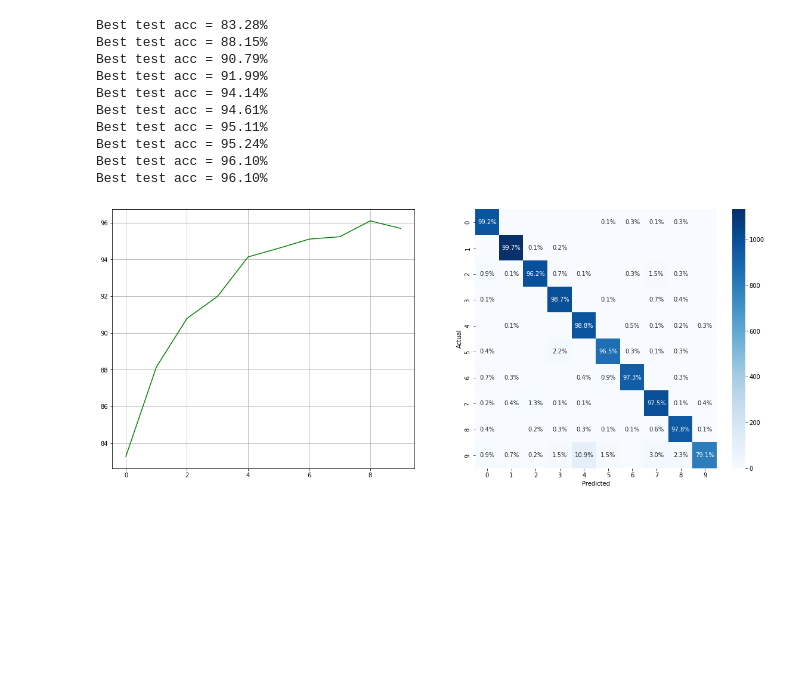
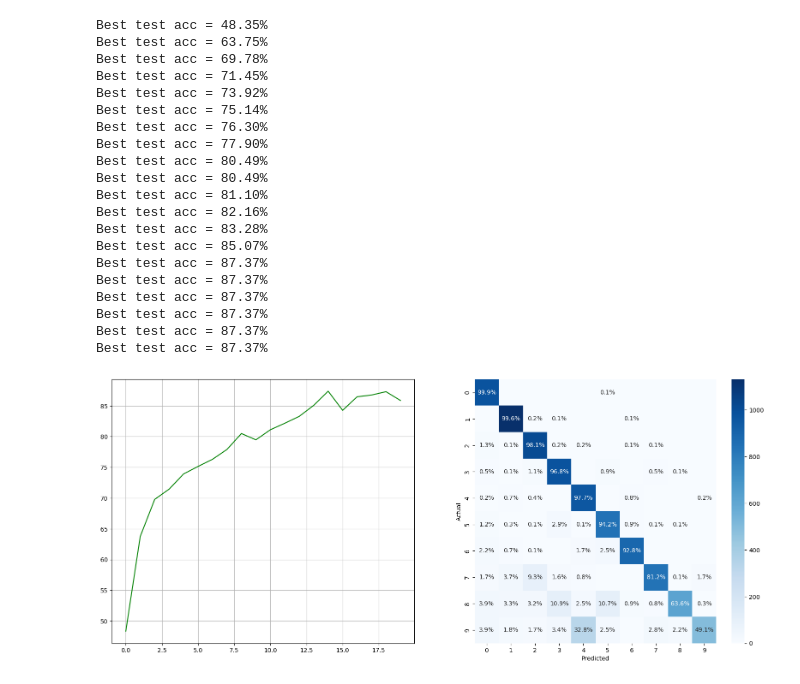
Before and after one commit to PacktPublishing/Machine-Learning-for-Imbalanced-Data, a Jupyter notebook: chapter09/Online_hard_example_mining-OHEM.ipynb, the cells around one changed output. Drawn from its saved outputs; the diff is of its cells as text; code cells hidden in the pictures; blank space fills up the shorter version.

```diff
--- a/chapter09/Online_hard_example_mining-OHEM.ipynb
+++ b/chapter09/Online_hard_example_mining-OHEM.ipynb
@@ -184,5 +250,6 @@ class ClassBalancedFocalLoss(torch.nn.Module):
 # %%
 from collections import Counter
+
 
 class Net(torch.nn.Module):
     def __init__(self):
@@ -203,7 +270,7 @@ class Net(torch.nn.Module):
         return F.log_softmax(x, dim=1)
 
 
-def process(train_loader, test_loader, lossCriterion, weight=None):
+def process(train_loader, test_loader, lossCriterion, epochs=20, weight=None):
     model = Net().to(device)
     optimizer = torch.optim.SGD(model.parameters(), lr=0.01, momentum=0.5)
     criterion = lossCriterion()
@@ -226,41 +293,53 @@ def process(train_loader, test_loader, lossCriterion, weight=None):
             for data, target in test_loader:
                 data, target = data.to(device), target.to(device)
                 output = model(data)
-                pred = output.max(1, keepdim=True)[1] # get the index of the max log-probability
+                pred = output.max(1, keepdim=True)[
+                    1
+                ]  # get the index of the max log-probability
                 correct += pred.eq(target.view_as(pred)).sum().item()
-
                 targets += list(target.cpu().numpy())
                 preds += list(pred.cpu().numpy())
 
-        test_acc = 100. * correct / len(test_loader.dataset)
+        test_acc = 100.0 * correct / len(test_loader.dataset)
         confusion_mtx = sm.confusion_matrix(targets, preds)
         return test_acc, confusion_mtx
 
-
     test_accs, confusion_mtxes = [], []
-    for epoch in range(1, 10 + 1):
+    for epoch in range(0, epochs):
         train(train_loader)
         test_acc, confusion_mtx = test(test_loader)
         test_accs.append(test_acc)
         confusion_mtxes.append(confusion_mtx)
-        print('\rBest test acc = %2.2f%%' % max(test_accs))
+        print("\rBest test acc = %2.2f%%" % max(test_accs))
 
-    vis(test_accs, confusion_mtxes, classe_labels)
+    confusion_mtx = vis(test_accs, confusion_mtxes, classe_labels)
+    return test_accs[np.argmax(test_accs)], confusion_mtx
 # %%
-# baseline of torch.nn.CrossEntropyLoss
-process(imbalanced_train_loader, test_loader, torch.nn.CrossEntropyLoss)
+test_acc_crossentropy, confusion_mtx_crossentropy = process(
+    imbalanced_train_loader, test_loader, torch.nn.NLLLoss
+)
 # %% [output]
+Best test acc = 48.35%
+Best test acc = 63.75%
+Best test acc = 69.78%
+Best test acc = 71.45%
+Best test acc = 73.92%
+Best test acc = 75.14%
+Best test acc = 76.30%
+Best test acc = 77.90%
+Best test acc = 80.49%
+Best test acc = 80.49%
+Best test acc = 81.10%
+Best test acc = 82.16%
 Best test acc = 83.28%
-Best test acc = 88.15%
-Best test acc = 90.79%
-Best test acc = 91.99%
-Best test acc = 94.14%
-Best test acc = 94.61%
-Best test acc = 95.11%
-Best test acc = 95.24%
-Best test acc = 96.10%
-Best test acc = 96.10%
+Best test acc = 85.07%
+Best test acc = 87.37%
+Best test acc = 87.37%
+Best test acc = 87.37%
+Best test acc = 87.37%
+Best test acc = 87.37%
+Best test acc = 87.37%
-[figure, old version]
+[figure, new version]
 # %%
 class NLL_OHEM(torch.nn.NLLLoss):
     def __init__(self):
```
Also changed, not shown: parts of 14 cells of this notebook, 39 other files.
